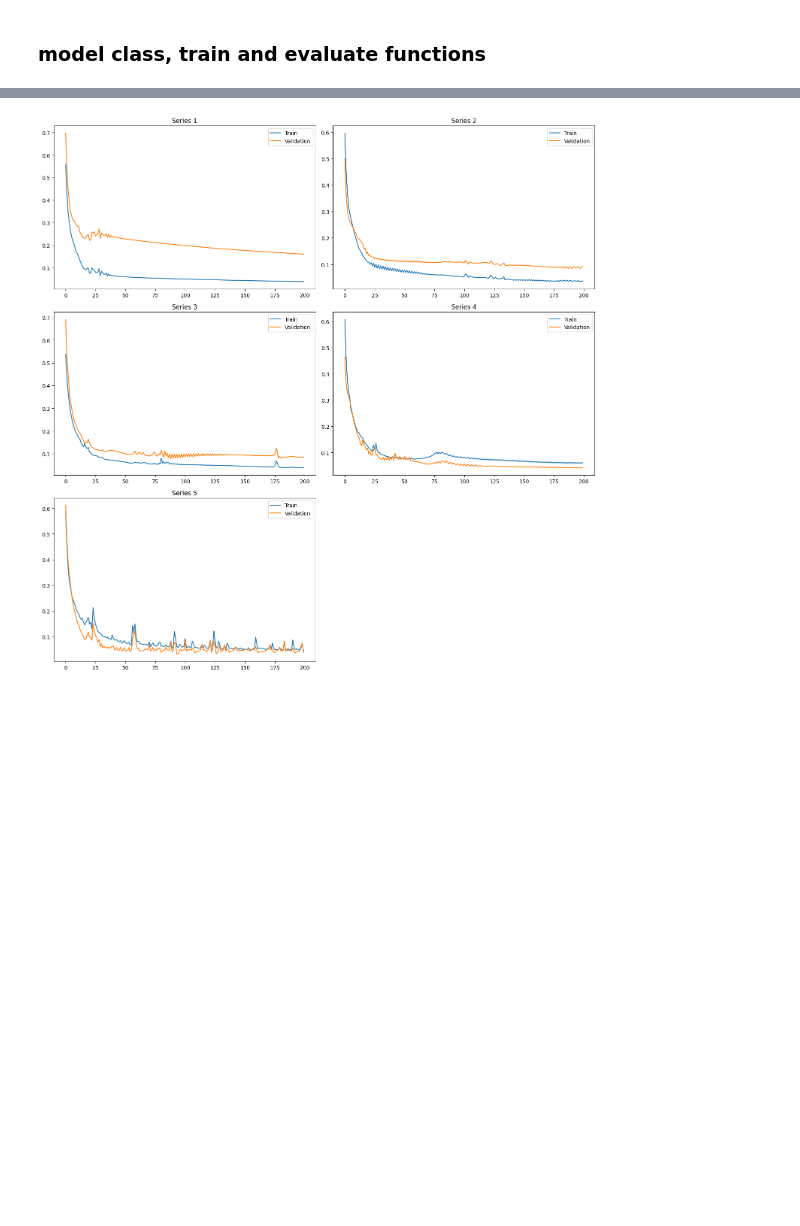
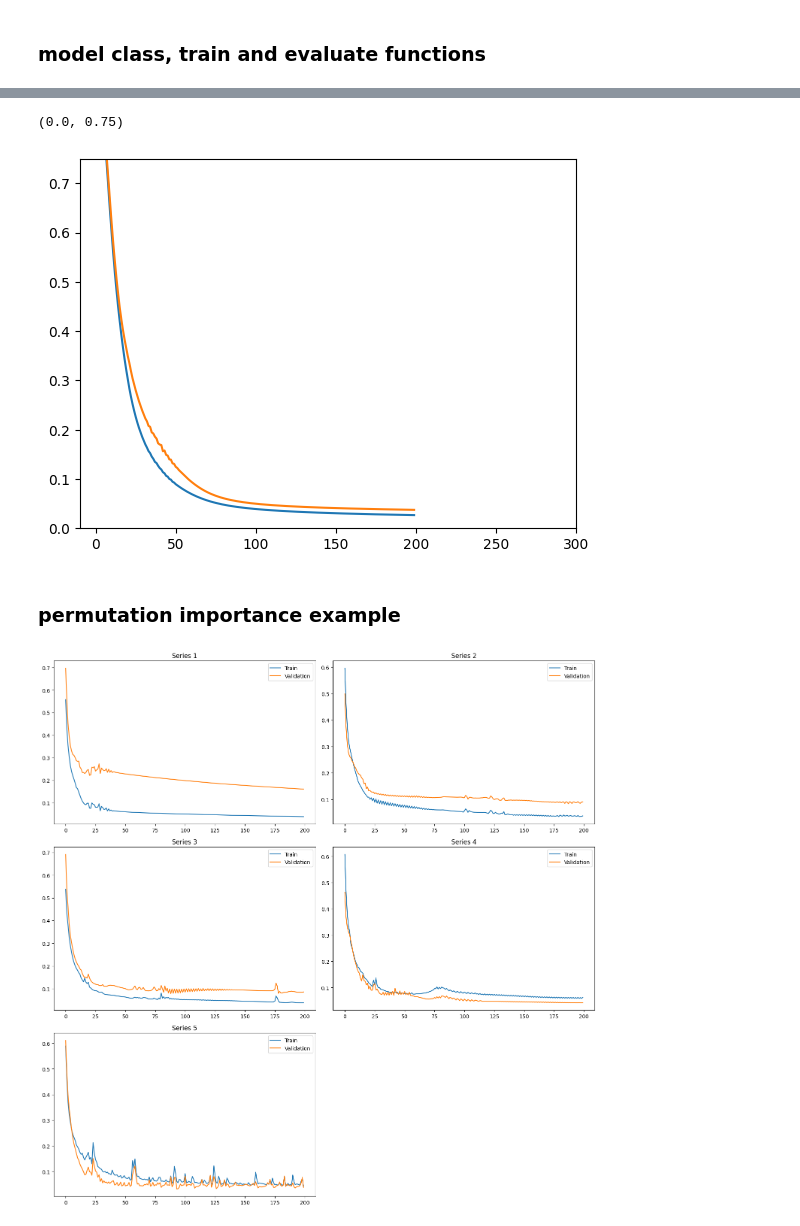
Before and after one commit to Lucas-ZR/datahow-thesis-feup, a Jupyter notebook: torch_perm_imp_reg.ipynb, the cells around one changed output, grey strips where cells are left out. Saved outputs shown, nothing was run; the diff lists cells and outputs as text; code cells hidden in the pictures; blank space fills up the shorter version.

Commit message:
torch perm imp, done mrmr next

```diff
--- a/torch_perm_imp_reg.ipynb
+++ b/torch_perm_imp_reg.ipynb
@@ -197,8 +262,8 @@ results = permutation_importance(model_wrapper,
 # %%
+#this function returns the indexes to sice the n most important features
 def perm_imp_get_topn_indexes(perm_imp_output,top_n):
-    importance=perm_imp_output.importances_mean
 
-    importance=pd.DataFrame(importance)
+    importance=pd.DataFrame(perm_imp_output)
     importance_sorted=importance.sort_values(by=0, ascending=False)
 
     bestn=importance_sorted.head(top_n)
@@ -255,4 +354,6 @@ def permutation_importance_cross(X_train,y_train,k_folds):
 # %%
-train,val=permutation_importance_cross(X_train=x_train,
-                                       y_train=y_train,
-                                       k_folds=5)
+importances,train_loss_list,val_loss_list=permutation_importance_loss(X_train=x_train,
+                                                                      y_train=y_train,
+                                                                      k_folds=5)
+
+mean_importance=importances.mean(axis=1)
@@ -258,0 +389,36 @@ train,val=permutation_importance_cross(X_train=x_train,
+# %%
+#only 18
+#this function returns the indexes to sice the n most important features
+
+important_idx=perm_imp_get_topn_indexes(perm_imp_output=mean_importance,
+                                        top_n=100)
+
+x_train=x_train[important_idx]
+x_test=x_test[important_idx]
+
+torch.manual_seed(4000)
+train_loader=make_loader(X=x_train,y=y_train,batch=32)
+test_loader=make_loader(X=x_test,y=y_test,batch=32)
+
+model=NeuralNetwork(input_size=100)
+
+loss_fn=nn.MSELoss()
+optimizer=optim.Adam(model.parameters())
+
+epochs=200
+model, train_loss, test_loss=train_fn(TrainLoader=train_loader,
+                                   TestLoader=test_loader,
+                                   model=model,
+                                   loss_fn=loss_fn,
+                                   optimizer=optimizer,
+                                   epochs=epochs)
+
+plt.plot(np.arange(epochs),train_loss)
+plt.plot(np.arange(epochs),test_loss)
+plt.xlim(-10,300)
+plt.ylim(0,0.75)
+# %% [output]
+(0.0, 0.75)
+[figure, added]
+# %% [markdown]
+### permutation importance example
```
Also changed, not shown: parts of 19 cells of this notebook, 1 other file.
